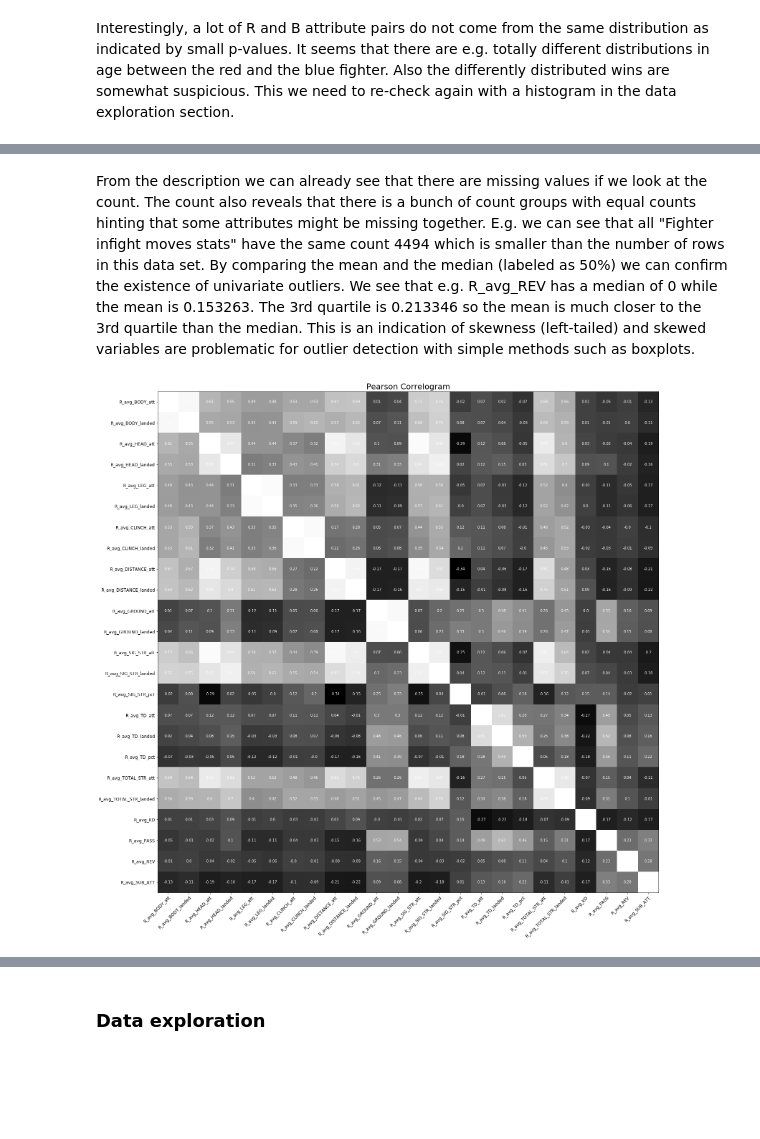
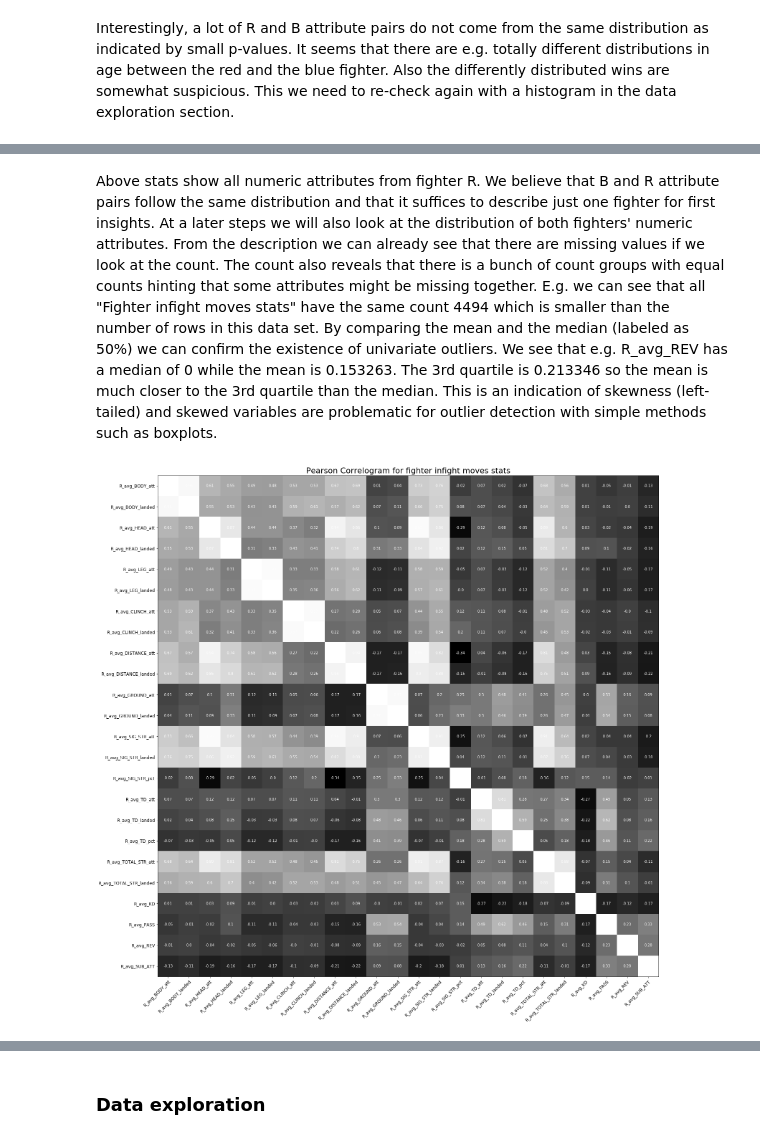
Before and after one commit to bognarpeter/BI2019W-G53, a Jupyter notebook: Assignment_2/B/assignment2.ipynb, the cells around one changed output, grey strips where cells are left out. Cells and saved outputs as stored; diff of their text form; code cells hidden in the pictures; blank space fills up the shorter version.

```diff
--- a/Assignment_2/B/assignment2.ipynb
+++ b/Assignment_2/B/assignment2.ipynb
@@ -338,43 +395,43 @@ Bout stats
 75%       0.213346       0.845142
 max       3.000000       9.000000
 # %% [markdown]
-From the description we can already see that there are missing values if we look at the count. The count also reveals that there is a bunch of count groups with equal counts hinting that some attributes might be missing together. E.g. we can see that all "Fighter infight moves stats" have the same count 4494 which is smaller than the number of rows in this data set. By comparing the mean and the median (labeled as 50%) we can confirm the existence of univariate outliers. We see that e.g. R_avg_REV has a median of 0 while the mean is 0.153263. The 3rd quartile is 0.213346 so the mean is much closer to the 3rd quartile than the median. This is an indication of skewness (left-tailed) and skewed variables are problematic for outlier detection with simple methods such as boxplots.
+Above stats show all numeric attributes from fighter R. We believe that B and R attribute pairs follow the same distribution and that it suffices to describe just one fighter for first insights. At a later steps we will also look at the distribution of both fighters' numeric attributes. From the description we can already see that there are missing values if we look at the count. The count also reveals that there is a bunch of count groups with equal counts hinting that some attributes might be missing together. E.g. we can see that all "Fighter infight moves stats" have the same count 4494 which is smaller than the number of rows in this data set. By comparing the mean and the median (labeled as 50%) we can confirm the existence of univariate outliers. We see that e.g. R_avg_REV has a median of 0 while the mean is 0.153263. The 3rd quartile is 0.213346 so the mean is much closer to the 3rd quartile than the median. This is an indication of skewness (left-tailed) and skewed variables are problematic for outlier detection with simple methods such as boxplots.
 # %%
 from sklearn.preprocessing import StandardScaler
 from matplotlib import cm
 
-data_corr = data_ufc_fighter_infight_moves_stats.copy()
+data_corr = data_ufc_fighter_infight_moves_stats_R.copy()
 
 scaler = StandardScaler()
 data_merged_scaled = pd.DataFrame(scaler.fit_transform(data_corr),
                                   columns=data_corr.columns)
 
 df = data_corr
 fig, ax = plt.subplots(figsize=(25,20))
 plt.tight_layout()
 corr = data_merged_scaled.corr()
 im = ax.imshow(corr,cmap='gray')
 
 # Decorations
 ax.set_xticks(np.arange(len(df.columns)))
 ax.set_yticks(np.arange(len(df.columns)))
 ax.set_xticklabels(df.columns)
 ax.set_yticklabels(df.columns)
 ax.set_ylim(len(df.columns)-0.5, -0.5) # just here due to a bug in matplotlib 3.1.1. fixed in 3.1.2
 
 plt.setp(ax.get_xticklabels(), rotation=45, ha="right",
          rotation_mode="anchor")
 
 for i in range(len(df.columns)):
     for j in range(len(df.columns)):
         text = ax.text(j, i, round(corr.iloc[i, j],2),
                        ha="center", va="center", color="w")
 
 plt.title('Pearson Correlogram for fighter infight moves stats', fontsize=22)
 plt.xticks(fontsize=12)
 plt.yticks(fontsize=12)
 
 plt.show()
 # %% [output]
-[figure, old version]
+[figure, new version]
 # %% [markdown]
```
Also changed, not shown: parts of 14 cells of this notebook.
